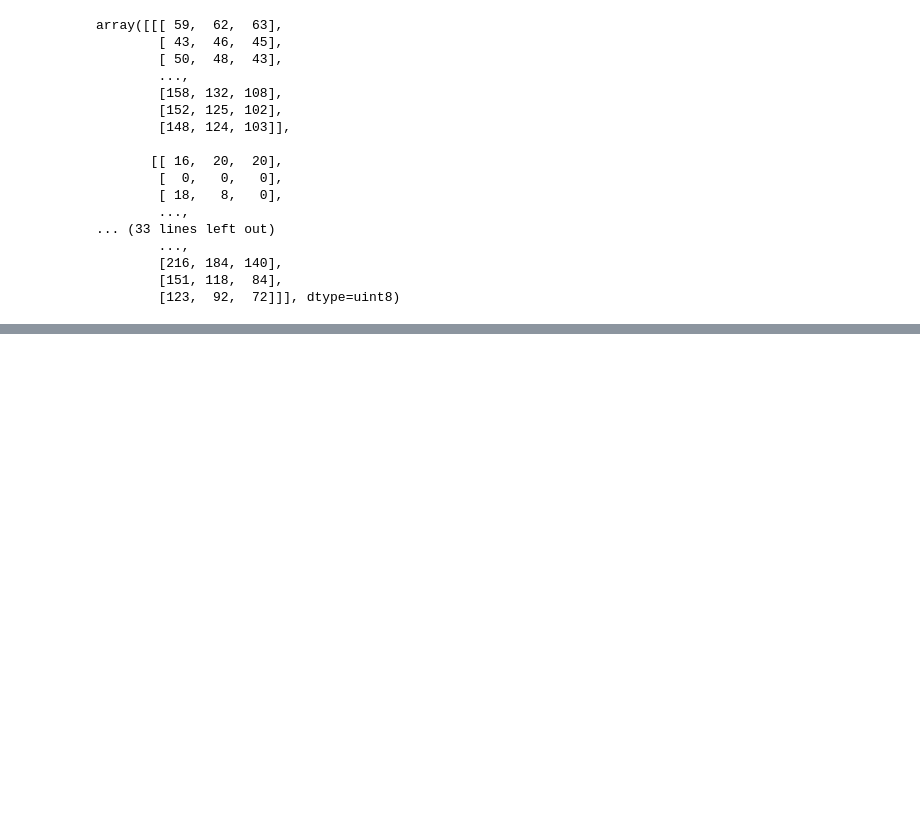
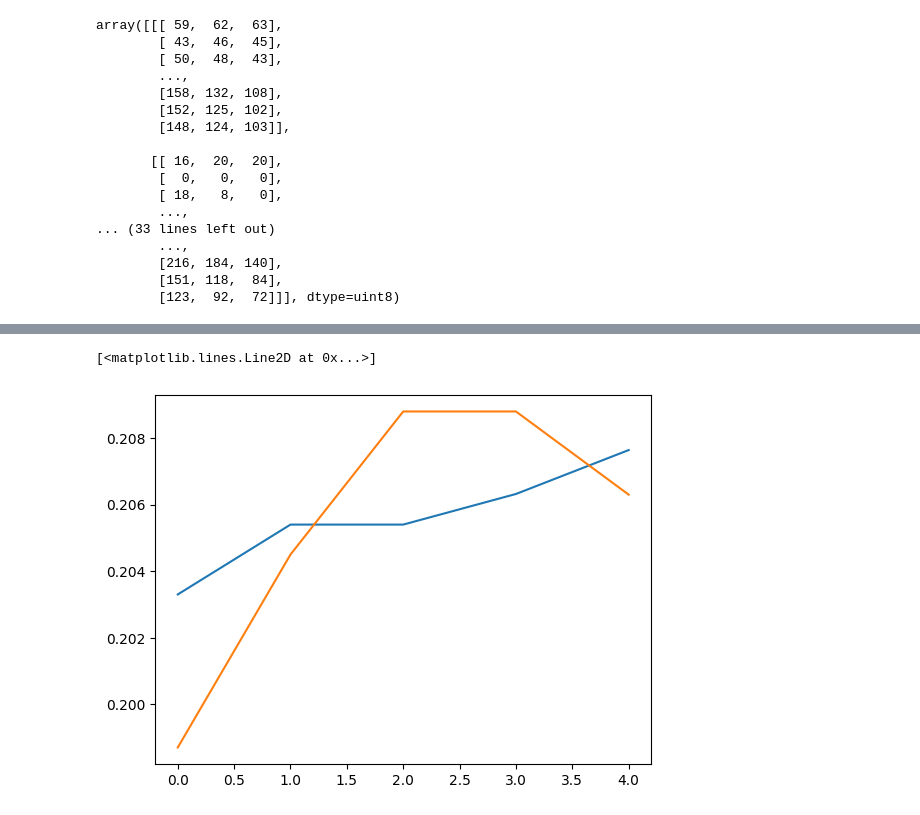
Before and after one commit to RexGod/DataMining_Pgu_Nueral_Network, a Jupyter notebook: ex5_py.ipynb, the cells around one changed output, grey strips where cells are left out. Saved outputs shown, nothing was run; the diff lists cells and outputs as text; code cells hidden in the pictures; blank space fills up the shorter version.

```diff
--- a/ex5_py.ipynb
+++ b/ex5_py.ipynb
@@ -52,17 +67,20 @@ y_test_categorical = keras.utils.to_categorical(
 # %%
 network = models.Sequential()
 #x_inputs=network.add(layers.Flatten(input_shape=(32, 32)))
+network.add(layers.Flatten())
 # %%
 network.add(layers.Dense(1, input_shape=(32, 32, 3))) # input_layer
-network.add(layers.Dense(512,activation='relu')) #hidden_layer1
+network.add(layers.Dense(512,activation='ELU')) #hidden_layer1
 network.add(layers.Dense(256,activation='relu')) #hidden_layer2
 network.add(layers.Dense(128, activation='relu')) #hidden_layer3
 network.add(layers.Dense(64, activation='relu')) #hidden_layer4
+network.add(layers.Dense(32, activation='relu')) #hidden_layer5
 network.add(layers.Dense(len(classes), activation='softmax'))  #output_layer
 # %%
 network.compile(optimizer='SGD',
               loss='categorical_crossentropy',
-              metrics=['accuracy'])
+              metrics=['accuracy'],
+              )
 # %%
-network.fit(x_train, y_train_categorical , epochs=1)
+network.fit(x_train, y_train_to_categorical , epochs=5,validation_data=(x_test,y_test_to_categorical))
 # %% [output]
@@ -70 +97,5 @@ network.fit(x_train, y_train_categorical , epochs=1)
 <keras.callbacks.History at 0x...>
+# %%
+plt.plot(network.fit(x_train, y_train_to_categorical , epochs=5,validation_data=(x_test,y_test_to_categorical)).history['accuracy'])
+plt.plot(network.fit(x_train, y_train_to_categorical , epochs=5,validation_data=(x_test,y_test_to_categorical)).history['val_accuracy'])
+# %% [output]
@@ -70,0 +122,2 @@ network.fit(x_train, y_train_categorical , epochs=1)
+[<matplotlib.lines.Line2D at 0x...>]
+[figure, added]
```
Also changed, not shown: parts of 8 cells of this notebook.
